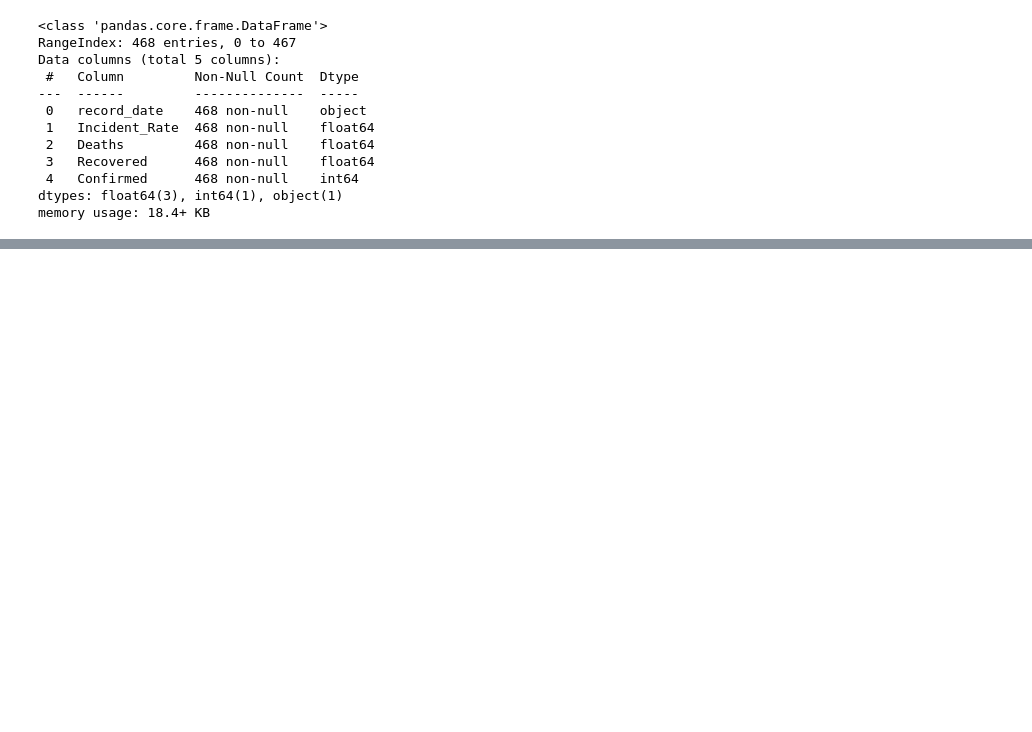
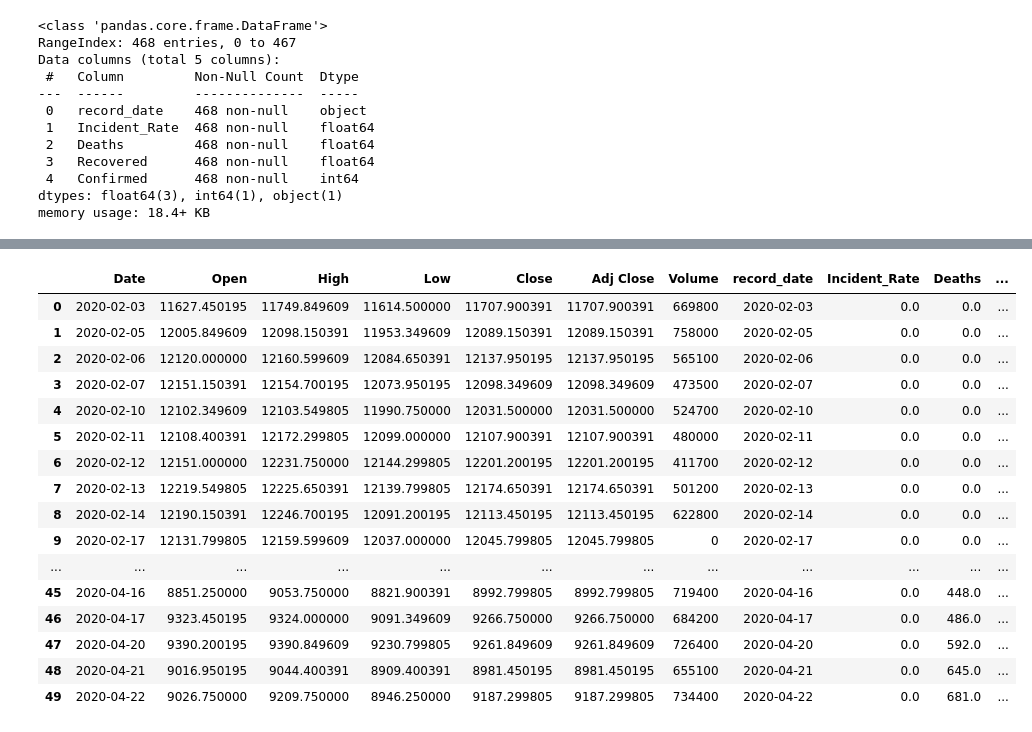
Before and after one commit to imamitsehgal/ThesisLJMU, a Jupyter notebook: ThesisProject.ipynb, the cells around one changed output, grey strips where cells are left out. Saved outputs shown, nothing was run; the diff lists cells and outputs as text; code cells hidden in the pictures; blank space fills up the shorter version.

```diff
--- a/ThesisProject.ipynb
+++ b/ThesisProject.ipynb
@@ -361,0 +391,21 @@ SaveData(covid_sum,'./clean_covid','clean_covid')
+# %%
+data = pd.merge(stock_df,covid_df,left_on='Date',right_on='record_date')
+data.head(50)
+# %% [output]
+|  | Date | Open | High | Low | Close | Adj Close | Volume | record_date | Incident_Rate | Deaths | ... |
+| 0 | 2020-02-03 | 11627.450195 | 11749.849609 | 11614.500000 | 11707.900391 | 11707.900391 | 669800 | 2020-02-03 | 0.0 | 0.0 | ... |
+| 1 | 2020-02-05 | 12005.849609 | 12098.150391 | 11953.349609 | 12089.150391 | 12089.150391 | 758000 | 2020-02-05 | 0.0 | 0.0 | ... |
+| 2 | 2020-02-06 | 12120.000000 | 12160.599609 | 12084.650391 | 12137.950195 | 12137.950195 | 565100 | 2020-02-06 | 0.0 | 0.0 | ... |
+| 3 | 2020-02-07 | 12151.150391 | 12154.700195 | 12073.950195 | 12098.349609 | 12098.349609 | 473500 | 2020-02-07 | 0.0 | 0.0 | ... |
+| 4 | 2020-02-10 | 12102.349609 | 12103.549805 | 11990.750000 | 12031.500000 | 12031.500000 | 524700 | 2020-02-10 | 0.0 | 0.0 | ... |
+| 5 | 2020-02-11 | 12108.400391 | 12172.299805 | 12099.000000 | 12107.900391 | 12107.900391 | 480000 | 2020-02-11 | 0.0 | 0.0 | ... |
+| 6 | 2020-02-12 | 12151.000000 | 12231.750000 | 12144.299805 | 12201.200195 | 12201.200195 | 411700 | 2020-02-12 | 0.0 | 0.0 | ... |
+| 7 | 2020-02-13 | 12219.549805 | 12225.650391 | 12139.799805 | 12174.650391 | 12174.650391 | 501200 | 2020-02-13 | 0.0 | 0.0 | ... |
+| 8 | 2020-02-14 | 12190.150391 | 12246.700195 | 12091.200195 | 12113.450195 | 12113.450195 | 622800 | 2020-02-14 | 0.0 | 0.0 | ... |
+| 9 | 2020-02-17 | 12131.799805 | 12159.599609 | 12037.000000 | 12045.799805 | 12045.799805 | 0 | 2020-02-17 | 0.0 | 0.0 | ... |
+| ... | ... | ... | ... | ... | ... | ... | ... | ... | ... | ... | ... |
+| 45 | 2020-04-16 | 8851.250000 | 9053.750000 | 8821.900391 | 8992.799805 | 8992.799805 | 719400 | 2020-04-16 | 0.0 | 448.0 | ... |
+| 46 | 2020-04-17 | 9323.450195 | 9324.000000 | 9091.349609 | 9266.750000 | 9266.750000 | 684200 | 2020-04-17 | 0.0 | 486.0 | ... |
+| 47 | 2020-04-20 | 9390.200195 | 9390.849609 | 9230.799805 | 9261.849609 | 9261.849609 | 726400 | 2020-04-20 | 0.0 | 592.0 | ... |
+| 48 | 2020-04-21 | 9016.950195 | 9044.400391 | 8909.400391 | 8981.450195 | 8981.450195 | 655100 | 2020-04-21 | 0.0 | 645.0 | ... |
+| 49 | 2020-04-22 | 9026.750000 | 9209.750000 | 8946.250000 | 9187.299805 | 9187.299805 | 734400 | 2020-04-22 | 0.0 | 681.0 | ... |
```
Also changed, not shown: parts of 23 cells of this notebook, 40 other files.
